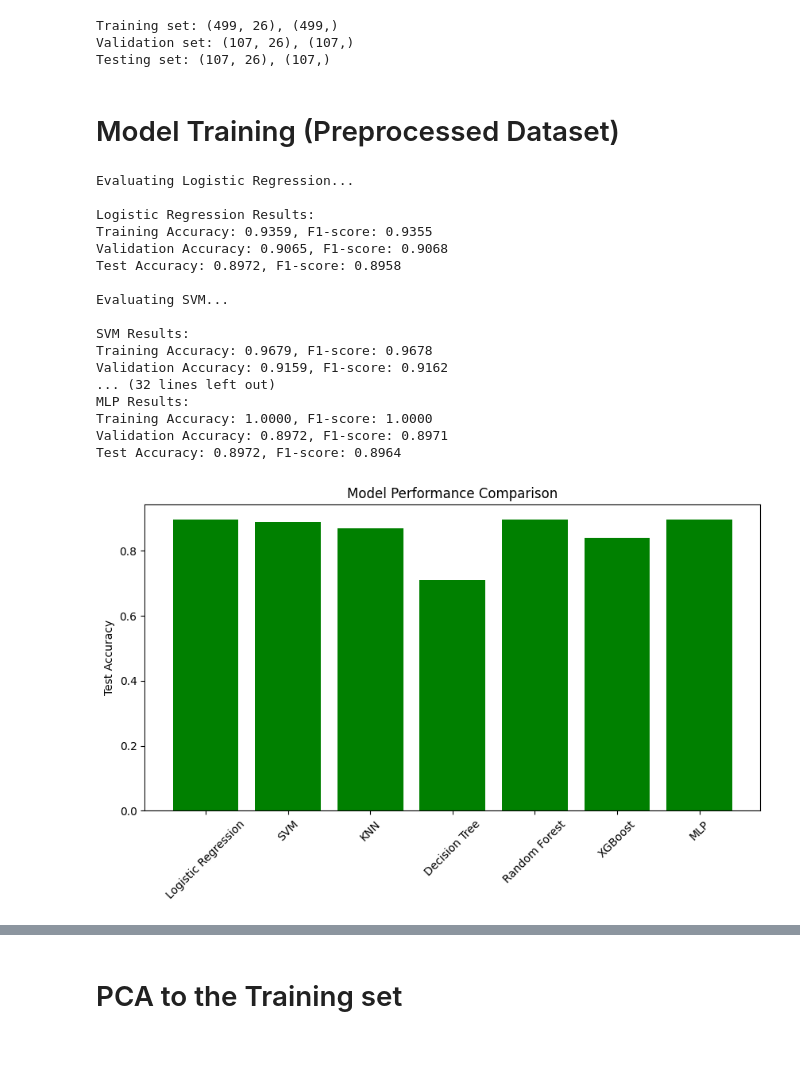
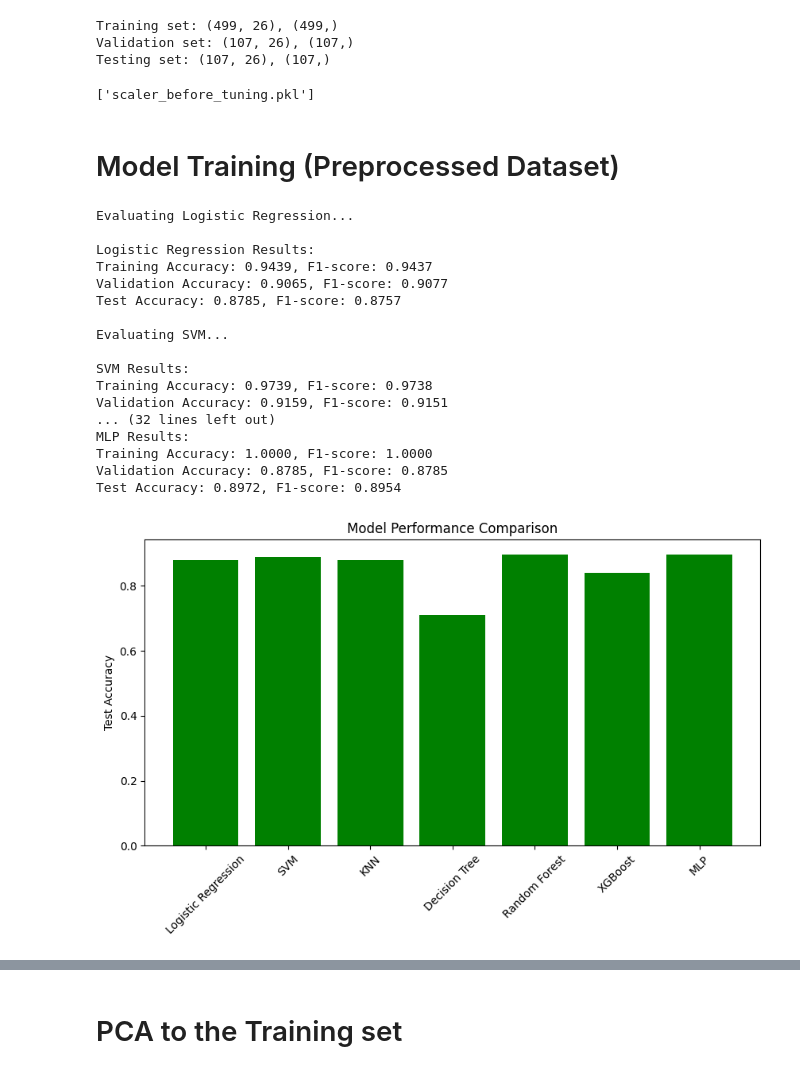
Before and after one commit to Sachinthana-Pathiranage/Sri-Ayu-Ayurvedic-Care, a Jupyter notebook: Notebooks/Pamoda_Notebooks/FESymptoms.ipynb, the cells around one changed output, grey strips where cells are left out. Drawn from its saved outputs; the diff is of its cells as text; code cells hidden in the pictures.

```diff
--- a/Notebooks/Pamoda_Notebooks/FESymptoms.ipynb
+++ b/Notebooks/Pamoda_Notebooks/FESymptoms.ipynb
@@ -305,6 +335,21 @@ print(f"Testing set: {X_test.shape}, {y_test.shape}")
 Training set: (499, 26), (499,)
 Validation set: (107, 26), (107,)
 Testing set: (107, 26), (107,)
+# %%
+#scaling the training set
+from sklearn.preprocessing import StandardScaler
+
+scaler = StandardScaler()
+X_train_scaled = scaler.fit_transform(X_train)
+# %%
+#saving the scaler
+joblib.dump(scaler, 'scaler_before_tuning.pkl')
+# %% [output]
+['scaler_before_tuning.pkl']
+# %%
+#applying the same scaler for testing and validation
+X_val_scaled = scaler.transform(X_val)
+X_test_scaled = scaler.transform(X_test)
 # %% [markdown]
 # Model Training (Preprocessed Dataset)
 # %%
@@ -333,13 +378,13 @@ models = {
 results = {}
 
 # ✅ Function to train and evaluate models
-def evaluate_model(model, X_train, y_train, X_val, y_val, X_test, y_test, model_name):
-    model.fit(X_train, y_train)
+def evaluate_model(model, X_train_scaled, y_train, X_val_scaled, y_val, X_test_scaled, y_test, model_name):
+    model.fit(X_train_scaled, y_train)
 
     # Predictions
-    y_train_pred = model.predict(X_train)
-    y_val_pred = model.predict(X_val)
-    y_test_pred = model.predict(X_test)
+    y_train_pred = model.predict(X_train_scaled)
+    y_val_pred = model.predict(X_val_scaled)
+    y_test_pred = model.predict(X_test_scaled)
 
     # Compute accuracy and F1-score
     results[model_name] = {
@@ -357,39 +402,39 @@ def evaluate_model(model, X_train, y_train, X_val, y_val, X_test, y_test, model_
     print(f"Test Accuracy: {results[model_name]['Test Accuracy']:.4f}, F1-score: {results[model_name]['Test F1']:.4f}")
 
 # ✅ Evaluate all models
 for name, model in models.items():
     print(f"\nEvaluating {name}...")
-    evaluate_model(model, X_train, y_train, X_val, y_val, X_test, y_test, name)
+    evaluate_model(model, X_train_scaled, y_train, X_val_scaled, y_val, X_test_scaled, y_test, name)
 
 # ✅ Plot accuracies
 plt.figure(figsize=(10, 5))
 model_names = list(results.keys())
 test_accuracies = [results[m]["Test Accuracy"] for m in model_names]
 
 plt.bar(model_names, test_accuracies, color='green')
 plt.xticks(rotation=45)
 plt.ylabel("Test Accuracy")
 plt.title("Model Performance Comparison")
 plt.show()
 
 #feature importance graph for random forest
 from sklearn.ensemble import RandomForestClassifier
 # %% [output]
 Evaluating Logistic Regression...
 
 Logistic Regression Results:
-Training Accuracy: 0.9359, F1-score: 0.9355
-Validation Accuracy: 0.9065, F1-score: 0.9068
-Test Accuracy: 0.8972, F1-score: 0.8958
+Training Accuracy: 0.9439, F1-score: 0.9437
+Validation Accuracy: 0.9065, F1-score: 0.9077
+Test Accuracy: 0.8785, F1-score: 0.8757
 
 Evaluating SVM...
 
 SVM Results:
-Training Accuracy: 0.9679, F1-score: 0.9678
-Validation Accuracy: 0.9159, F1-score: 0.9162
+Training Accuracy: 0.9739, F1-score: 0.9738
+Validation Accuracy: 0.9159, F1-score: 0.9151
 ... (32 lines left out)
 MLP Results:
 Training Accuracy: 1.0000, F1-score: 1.0000
-Validation Accuracy: 0.8972, F1-score: 0.8971
-Test Accuracy: 0.8972, F1-score: 0.8964
+Validation Accuracy: 0.8785, F1-score: 0.8785
+Test Accuracy: 0.8972, F1-score: 0.8954
-[figure, old version]
+[figure, new version]
```
Also changed, not shown: parts of 45 cells of this notebook.
